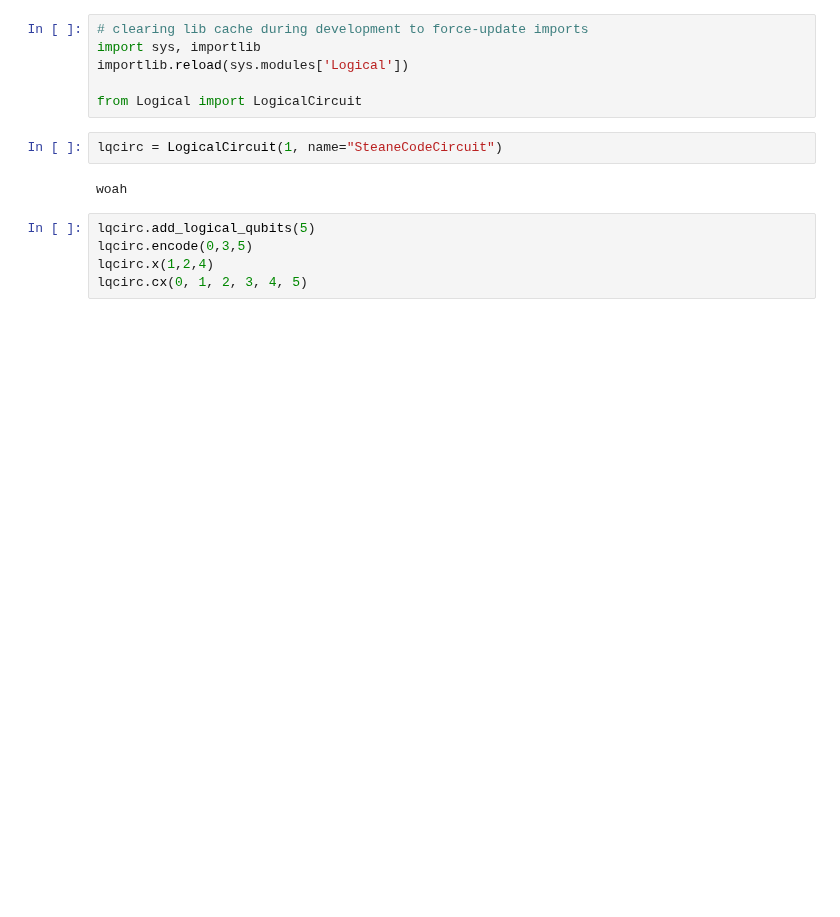
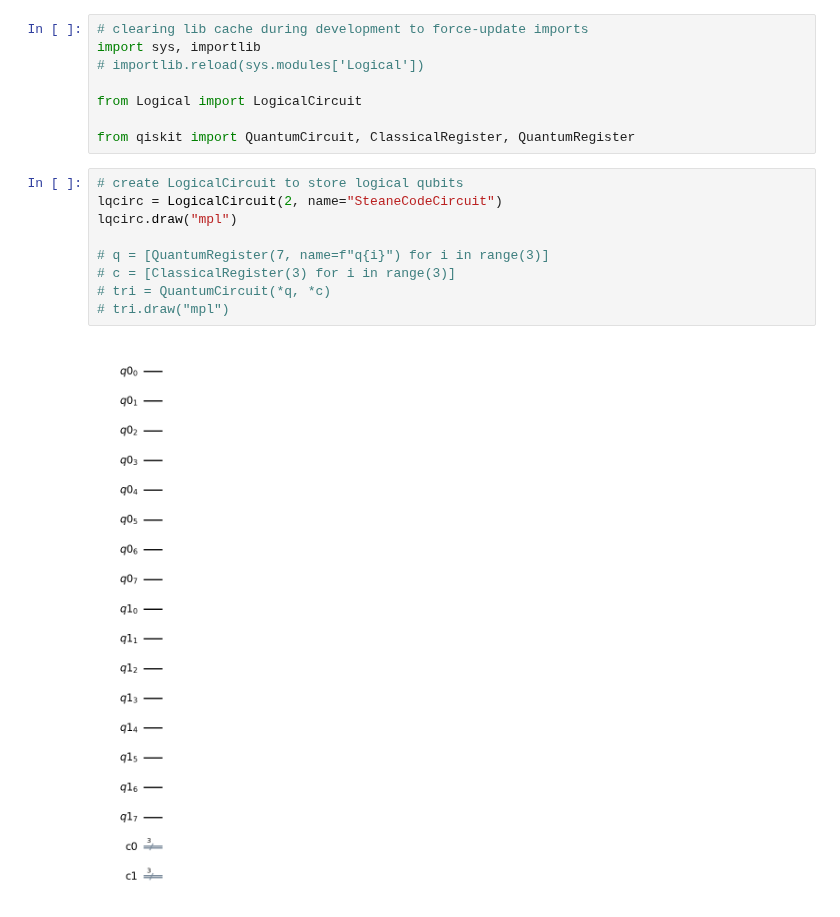
Before and after one commit to GT-Quantum-Computing-Association/LogicalQ, a Jupyter notebook: src/main.ipynb, the cells around one changed output. Cells and saved outputs as stored; diff of their text form; blank space fills up the shorter version.

```diff
--- a/src/main.ipynb
+++ b/src/main.ipynb
@@ -1,15 +1,19 @@
 # %%
 # clearing lib cache during development to force-update imports
 import sys, importlib
-importlib.reload(sys.modules['Logical'])
+# importlib.reload(sys.modules['Logical'])
 
 from Logical import LogicalCircuit
+
+from qiskit import QuantumCircuit, ClassicalRegister, QuantumRegister
-# %%
-lqcirc = LogicalCircuit(1, name="SteaneCodeCircuit")
-# %% [output]
-woah
-# %%
-lqcirc.add_logical_qubits(5)
-lqcirc.encode(0,3,5)
-lqcirc.x(1,2,4)
-lqcirc.cx(0, 1, 2, 3, 4, 5)
+# %%
+# create LogicalCircuit to store logical qubits
+lqcirc = LogicalCircuit(2, name="SteaneCodeCircuit")
+lqcirc.draw("mpl")
+
+# q = [QuantumRegister(7, name=f"q{i}") for i in range(3)]
+# c = [ClassicalRegister(3) for i in range(3)]
+# tri = QuantumCircuit(*q, *c)
+# tri.draw("mpl")
+# %% [output]
+[figure, added]
```
Also changed, not shown: parts of 2 cells of this notebook, 2 other files.
